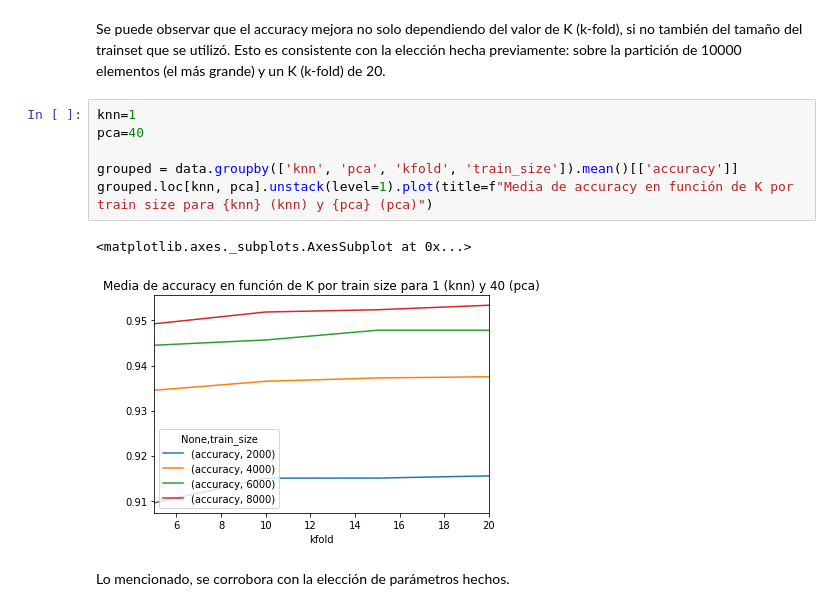
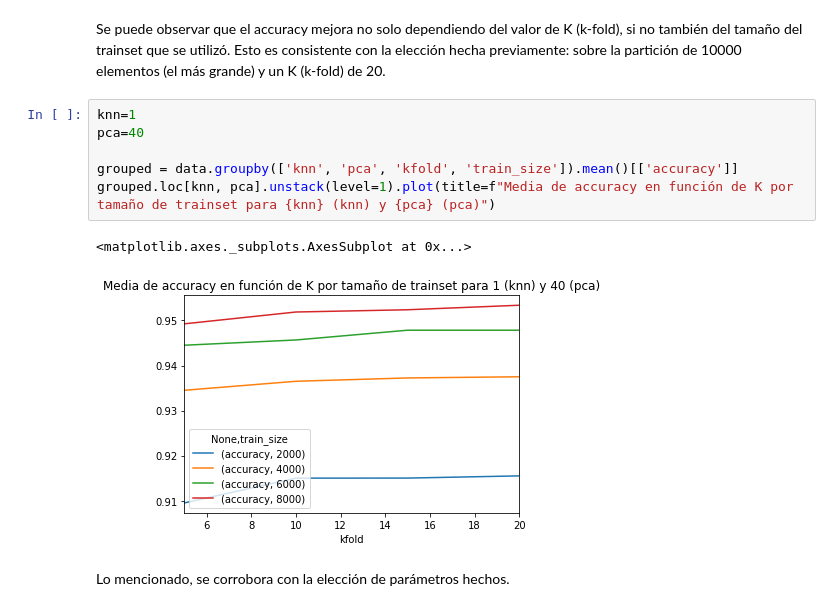
Before and after one commit to fzanollo/metodos-num, a Jupyter notebook: tp2/notebooks/exp_kfold.ipynb, the cells around one changed output. Saved outputs shown, nothing was run; the diff lists cells and outputs as text.

```diff
--- a/tp2/notebooks/exp_kfold.ipynb
+++ b/tp2/notebooks/exp_kfold.ipynb
@@ -108,12 +117,12 @@ Se puede observar que el accuracy mejora no solo dependiendo del valor de K (k-f
 # %%
 knn=1
 pca=40
 
 grouped = data.groupby(['knn', 'pca', 'kfold', 'train_size']).mean()[['accuracy']]
-grouped.loc[knn, pca].unstack(level=1).plot(title=f"Media de accuracy en función de K por train size para {knn} (knn) y {pca} (pca)")
+grouped.loc[knn, pca].unstack(level=1).plot(title=f"Media de accuracy en función de K por tamaño de trainset para {knn} (knn) y {pca} (pca)")
 # %% [output]
 <matplotlib.axes._subplots.AxesSubplot at 0x...>
-[figure, old version]
+[figure, new version]
 # %% [markdown]
 Lo mencionado, se corrobora con la elección de parámetros hechos.
 # %% [markdown]
```
Also changed, not shown: parts of 3 cells of this notebook, 7 other files.
